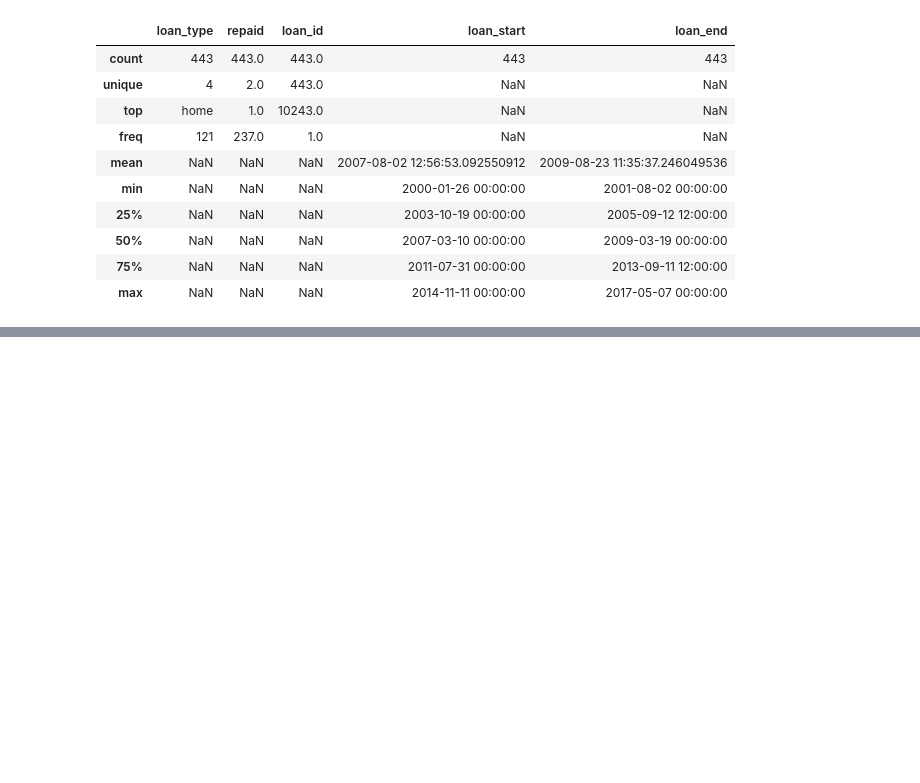
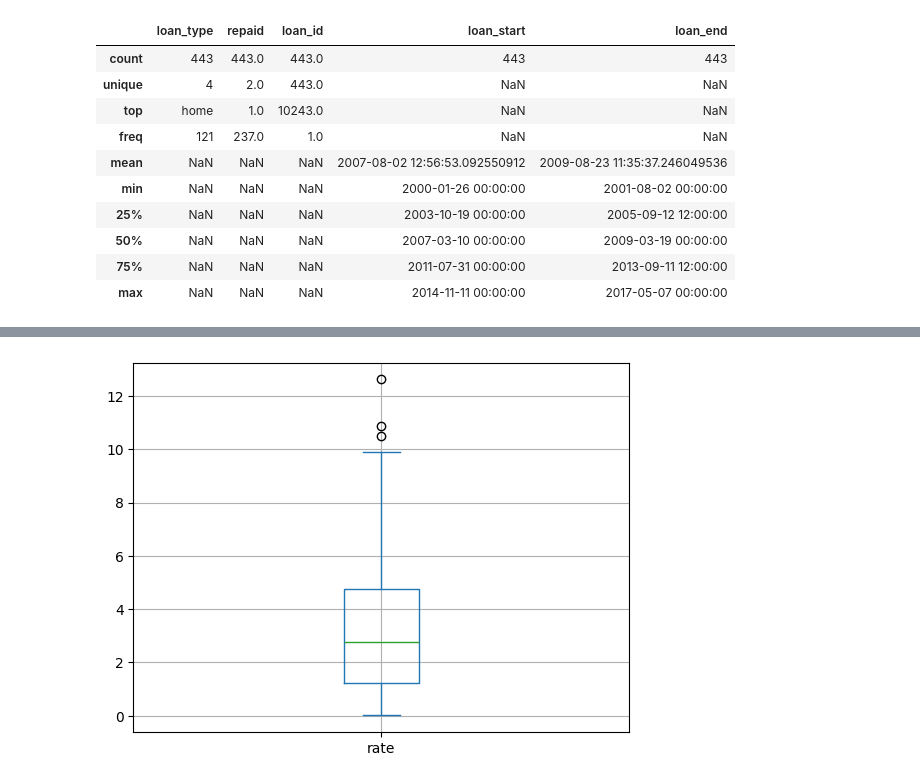
Before and after one commit to docroch/learning-data-science, a Jupyter notebook: data-preparation/loans.ipynb, the cells around one changed output, grey strips where cells are left out. Saved outputs shown, nothing was run; the diff lists cells and outputs as text; code cells hidden in the pictures; blank space fills up the shorter version.

```diff
--- a/data-preparation/loans.ipynb
+++ b/data-preparation/loans.ipynb
@@ -111,0 +128,5 @@ df.describe(exclude=[np.number])
+# %%
+df['rate'].plot(kind='box')
+plt.grid()
+# %% [output]
+[figure, added]
```
Also changed, not shown: parts of 8 cells of this notebook.
